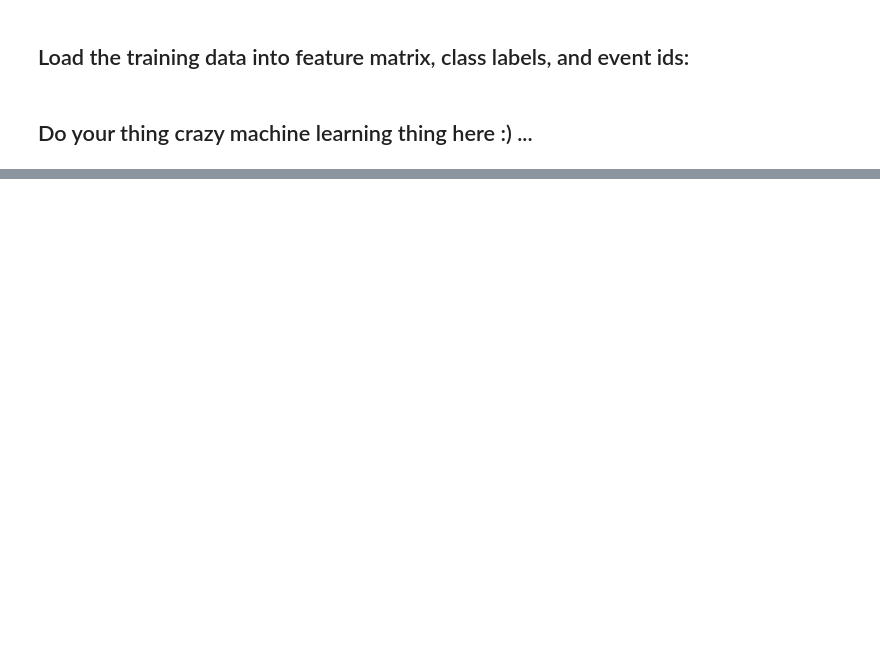
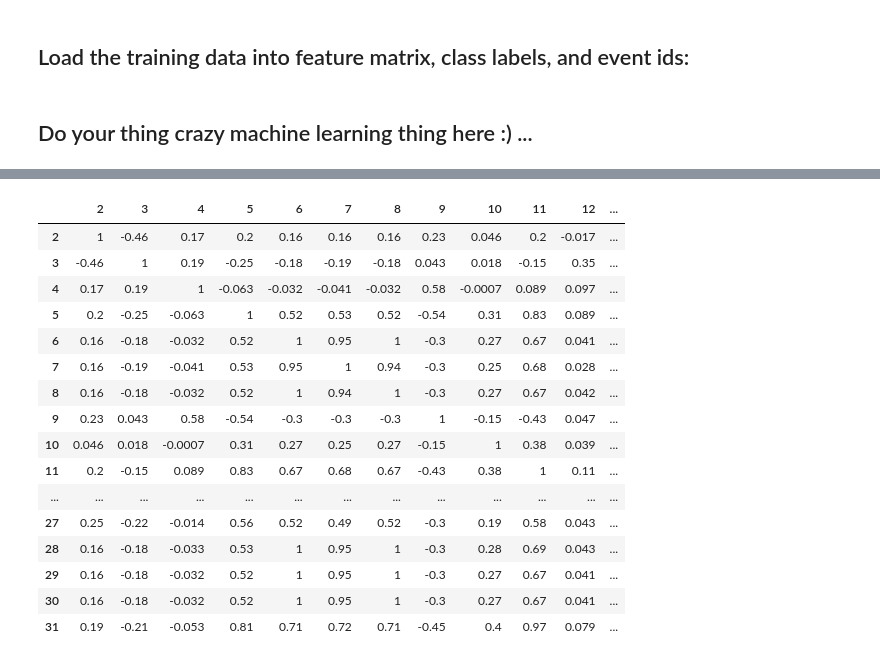
Before and after one commit to Krysis789/MLproject1, a Jupyter notebook: scripts/project1.ipynb, the cells around one changed output, grey strips where cells are left out. Saved outputs shown, nothing was run; the diff lists cells and outputs as text; code cells hidden in the pictures; blank space fills up the shorter version.

```diff
--- a/scripts/project1.ipynb
+++ b/scripts/project1.ipynb
@@ -18,0 +52,22 @@ y, tX, ids = load_csv_data(DATA_TRAIN_PATH)
+# %%
+corr = pd.DataFrame.corr(data)
+corr["to ignore"]=[-1]*30
+corr.style.background_gradient(cmap='coolwarm',axis=1).set_precision(2)
+# %% [output]
+|  | 2 | 3 | 4 | 5 | 6 | 7 | 8 | 9 | 10 | 11 | 12 | ... |
+| 2 | 1 | -0.46 | 0.17 | 0.2 | 0.16 | 0.16 | 0.16 | 0.23 | 0.046 | 0.2 | -0.017 | ... |
+| 3 | -0.46 | 1 | 0.19 | -0.25 | -0.18 | -0.19 | -0.18 | 0.043 | 0.018 | -0.15 | 0.35 | ... |
+| 4 | 0.17 | 0.19 | 1 | -0.063 | -0.032 | -0.041 | -0.032 | 0.58 | -0.0007 | 0.089 | 0.097 | ... |
+| 5 | 0.2 | -0.25 | -0.063 | 1 | 0.52 | 0.53 | 0.52 | -0.54 | 0.31 | 0.83 | 0.089 | ... |
+| 6 | 0.16 | -0.18 | -0.032 | 0.52 | 1 | 0.95 | 1 | -0.3 | 0.27 | 0.67 | 0.041 | ... |
+| 7 | 0.16 | -0.19 | -0.041 | 0.53 | 0.95 | 1 | 0.94 | -0.3 | 0.25 | 0.68 | 0.028 | ... |
+| 8 | 0.16 | -0.18 | -0.032 | 0.52 | 1 | 0.94 | 1 | -0.3 | 0.27 | 0.67 | 0.042 | ... |
+| 9 | 0.23 | 0.043 | 0.58 | -0.54 | -0.3 | -0.3 | -0.3 | 1 | -0.15 | -0.43 | 0.047 | ... |
+| 10 | 0.046 | 0.018 | -0.0007 | 0.31 | 0.27 | 0.25 | 0.27 | -0.15 | 1 | 0.38 | 0.039 | ... |
+| 11 | 0.2 | -0.15 | 0.089 | 0.83 | 0.67 | 0.68 | 0.67 | -0.43 | 0.38 | 1 | 0.11 | ... |
+| ... | ... | ... | ... | ... | ... | ... | ... | ... | ... | ... | ... | ... |
+| 27 | 0.25 | -0.22 | -0.014 | 0.56 | 0.52 | 0.49 | 0.52 | -0.3 | 0.19 | 0.58 | 0.043 | ... |
+| 28 | 0.16 | -0.18 | -0.033 | 0.53 | 1 | 0.95 | 1 | -0.3 | 0.28 | 0.69 | 0.043 | ... |
+| 29 | 0.16 | -0.18 | -0.032 | 0.52 | 1 | 0.95 | 1 | -0.3 | 0.27 | 0.67 | 0.041 | ... |
+| 30 | 0.16 | -0.18 | -0.032 | 0.52 | 1 | 0.95 | 1 | -0.3 | 0.27 | 0.67 | 0.041 | ... |
+| 31 | 0.19 | -0.21 | -0.053 | 0.81 | 0.71 | 0.72 | 0.71 | -0.45 | 0.4 | 0.97 | 0.079 | ... |
```
Also changed, not shown: parts of 10 cells of this notebook.
